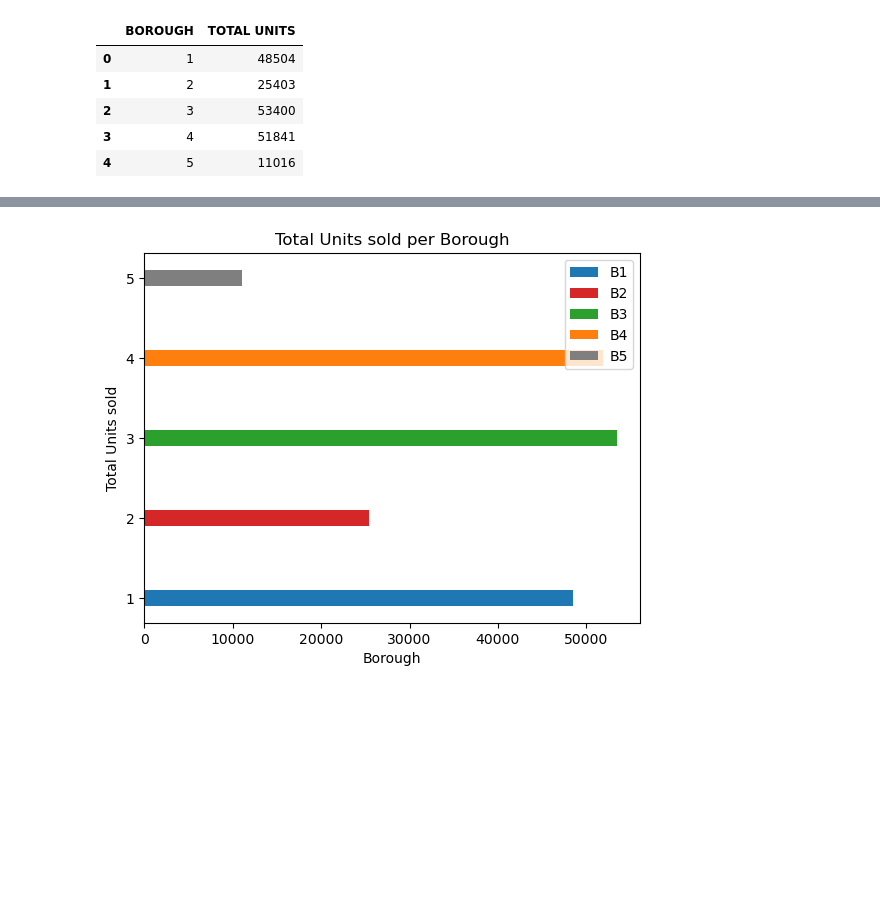
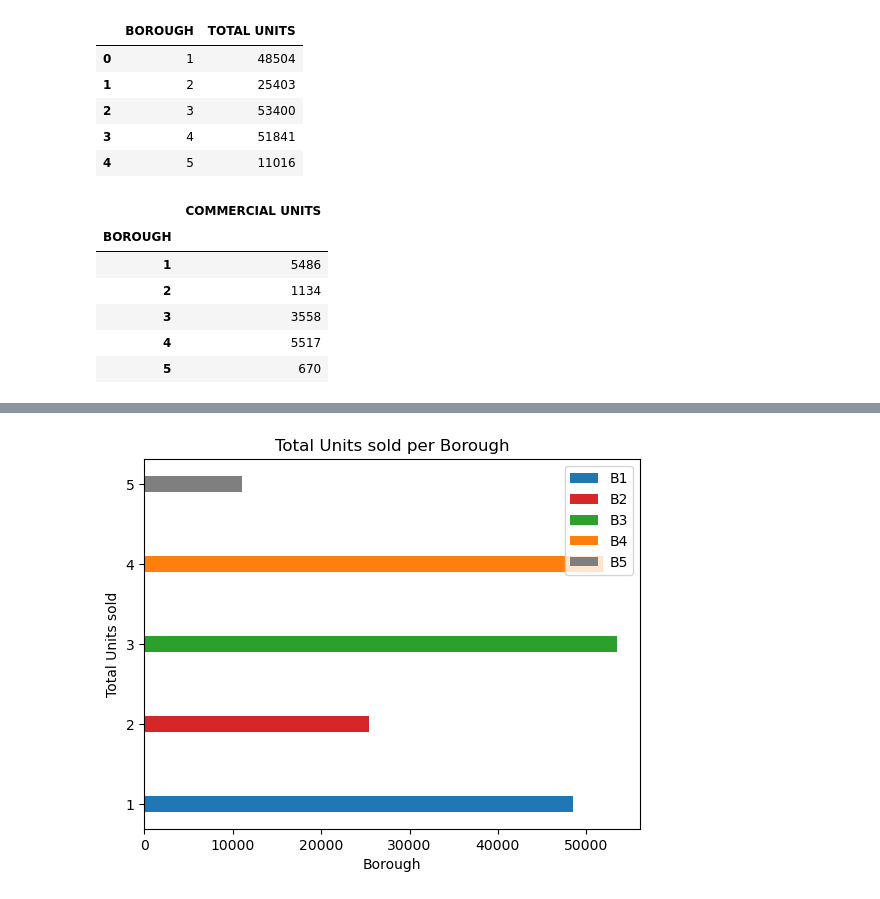
Before and after one commit to stefkwan/pytn_300725, a Jupyter notebook: sesi7_15Aug.ipynb, the cells around one changed output, grey strips where cells are left out. Saved outputs shown, nothing was run; the diff lists cells and outputs as text; code cells hidden in the pictures; blank space fills up the shorter version.

```diff
--- a/sesi7_15Aug.ipynb
+++ b/sesi7_15Aug.ipynb
@@ -95,6 +95,23 @@ df_b2
 | 2 | 3 | 53400 |
 | 3 | 4 | 51841 |
 | 4 | 5 | 11016 |
+# %%
+import numpy as np
+import pandas as pd
+import matplotlib as mpl
+import matplotlib.pyplot as plt
+import seaborn as sns
+df_nyc = pd.read_csv("dataset/nyc-rolling-sales.csv")
+df_borough_landsquares = df_nyc.groupby('BOROUGH').agg({"COMMERCIAL UNITS": "sum"})
+df_borough_landsquares
+# %% [output]
+|  | COMMERCIAL UNITS |
+| BOROUGH |  |
+| 1 | 5486 |
+| 2 | 1134 |
+| 3 | 3558 |
+| 4 | 5517 |
+| 5 | 670 |
 # %%
 # tambahkan label dan title untuk chart
 bar_colors = ['tab:blue', 'tab:red', 'tab:green', 'tab:orange', 'tab:gray']
```
Also changed, not shown: parts of 4 cells of this notebook, 11 other files.
